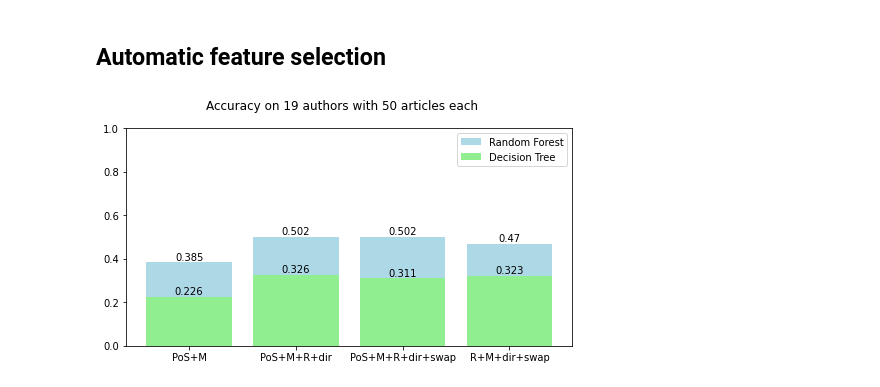
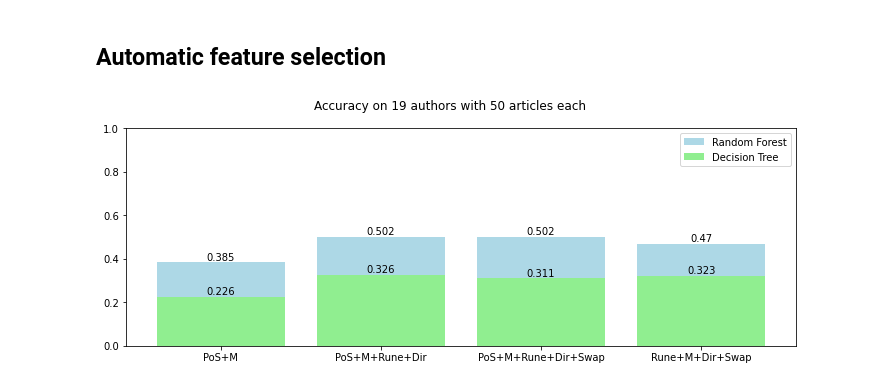
Before and after one commit to Andser99/Stylometry, a Jupyter notebook: Python/Models.ipynb, the cells around one changed output. Drawn from its saved outputs; the diff is of its cells as text; code cells hidden in the pictures.

```diff
--- a/Python/Models.ipynb
+++ b/Python/Models.ipynb
@@ -345,36 +351,36 @@ under construction
 # df_positional = df_all[new_features]
 # df_positional["Author"] = df_all["Author"]
 # df_positional.info()
-# %%
-import numpy as np
-import matplotlib.pyplot as plt
-# Dataset generation
-df_viz = pd.DataFrame({'accuracy_dt': [  0.22614840989399293,
-                                         0.3263157894736842,
-                                         0.31095406360424027,
-                                         0.32280701754385965],
-             'accuracy_forest': [0.38515901060070673,
-                                 0.5017543859649123,
-                                 0.5017667844522968,
-                                 0.47017543859649125],
-             'feature_sets': [  'PoS+M',
-                                'PoS+M+R+dir',
-                                'PoS+M+R+dir+swap',
-                                'R+M+dir+swap'],
-                      })
-fig, ax = plt.subplots()
-fig.set_size_inches(8, 4)
-plt.ylim(0, 1)
-
-plt.bar(df_viz['feature_sets'], df_viz['accuracy_forest'], color='lightblue')
-plt.bar(df_viz['feature_sets'], df_viz['accuracy_dt'], color='lightgreen')
-
-ax.bar_label(ax.containers[0], fmt="%.3g")
-ax.bar_label(ax.containers[1], fmt="%.3g")
-
-ax.legend(['Random Forest', 'Decision Tree'])
-
-fig.suptitle("Accuracy on 19 authors with 50 articles each")
-plt.show()
-# %% [output]
-[figure, removed]
+# %%
+import numpy as np
+import matplotlib.pyplot as plt
+# Dataset generation
+df_viz = pd.DataFrame({'accuracy_dt': [  0.22614840989399293,
+                                         0.3263157894736842,
+                                         0.31095406360424027,
+                                         0.32280701754385965],
+             'accuracy_forest': [0.38515901060070673,
+                                 0.5017543859649123,
+                                 0.5017667844522968,
+                                 0.47017543859649125],
+             'feature_sets': [  'PoS+M',
+                                'PoS+M+Rune+Dir',
+                                'PoS+M+Rune+Dir+Swap',
+                                'Rune+M+Dir+Swap'],
+                      })
+fig, ax = plt.subplots()
+fig.set_size_inches(12, 4)
+plt.ylim(0, 1)
+
+plt.bar(df_viz['feature_sets'], df_viz['accuracy_forest'], color='lightblue')
+plt.bar(df_viz['feature_sets'], df_viz['accuracy_dt'], color='lightgreen')
+
+ax.bar_label(ax.containers[0], fmt="%.3g")
+ax.bar_label(ax.containers[1], fmt="%.3g")
+
+ax.legend(['Random Forest', 'Decision Tree'])
+
+fig.suptitle("Accuracy on 19 authors with 50 articles each")
+plt.show()
+# %% [output]
+[figure, added]
```
Also changed, not shown: parts of 29 cells of this notebook, 7 other files.
